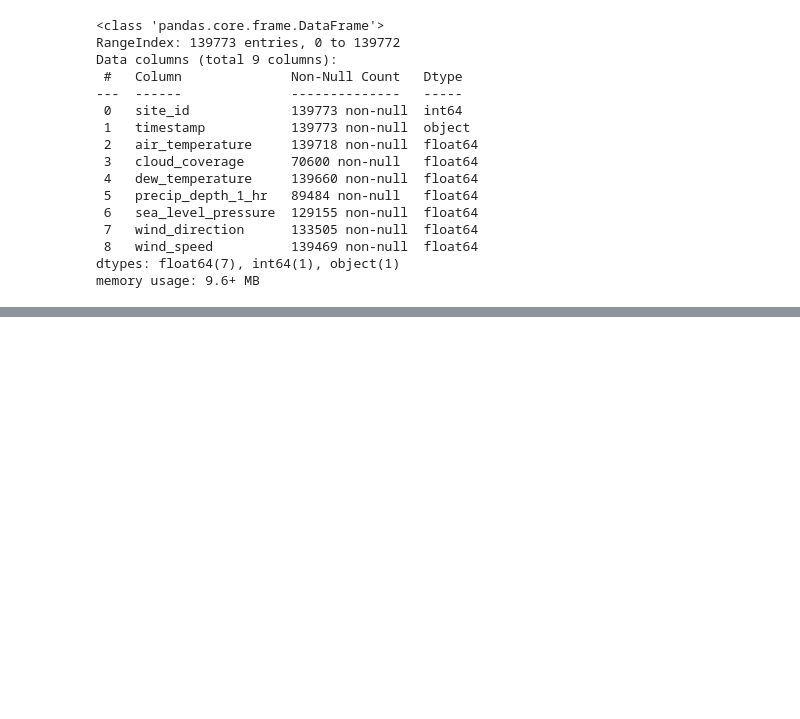
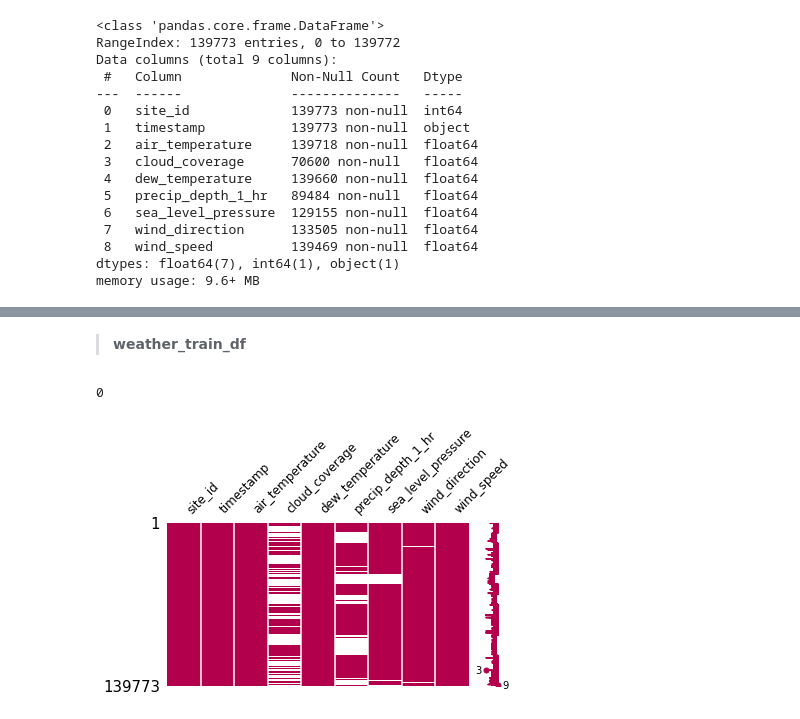
Before and after one commit to vaishalipp/ashrae-energy-predictor-3, a Jupyter notebook: notebooks/DataWrangling_Capstone2.ipynb, the cells around one changed output, grey strips where cells are left out. Drawn from its saved outputs; the diff is of its cells as text; code cells hidden in the pictures; blank space fills up the shorter version.

```diff
--- a/notebooks/DataWrangling_Capstone2.ipynb
+++ b/notebooks/DataWrangling_Capstone2.ipynb
@@ -349,4 +211,0 @@ Hence we can interpolate the values linearly to fill na values**
-# %%
-#weather_train_df['air_temperature']=weather_train_df.sort_values(['site_id','timestamp'])['air_temperature'].interpolate()
-weather_train_df[['air_temperature','dew_temperature','wind_speed']]=weather_train_df.sort_values('timestamp').groupby('site_id')[['air_temperature','dew_temperature','wind_speed']].apply(lambda grp : grp.interpolate())
-#Commented the first interpolate as it needs to be within each group.
@@ -388,0 +261,12 @@ outliers_df[~((outliers_df < (Q1 - 1.5 * IQR)) |(outliers_df > (Q3 + 1.5 * IQR))
+# %% [markdown]
+> **weather_train_df**
+# %%
+#Make sure no duplicate entries for site and timestamp
+weather_train_df[['site_id','timestamp']].duplicated().sum()
+# %% [output]
+0
+# %%
+import missingno as msno
+msno_mat=msno.matrix(weather_train_df,figsize=(6,3),fontsize=12,color=(0.7,0.0,0.3))
+# %% [output]
+[figure, added]
```
Also changed, not shown: parts of 90 cells of this notebook.
